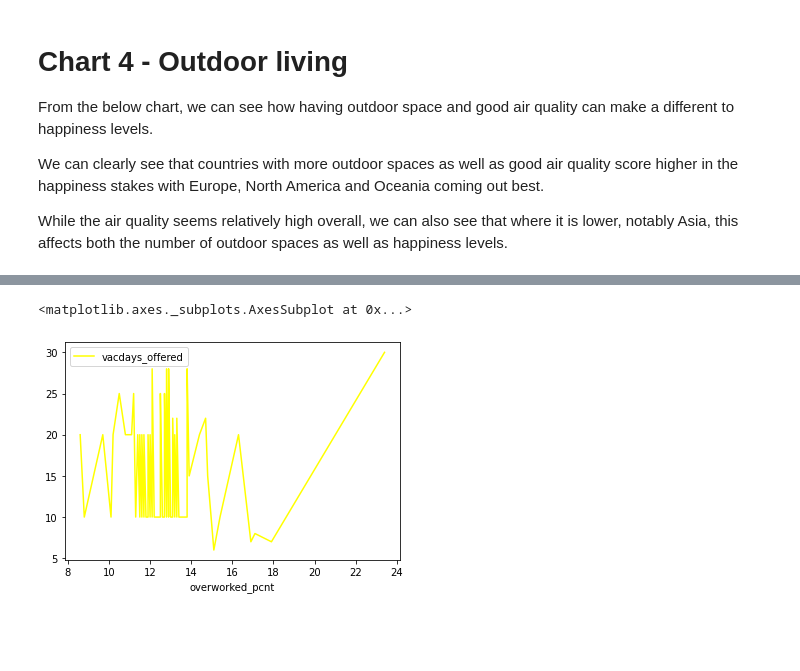
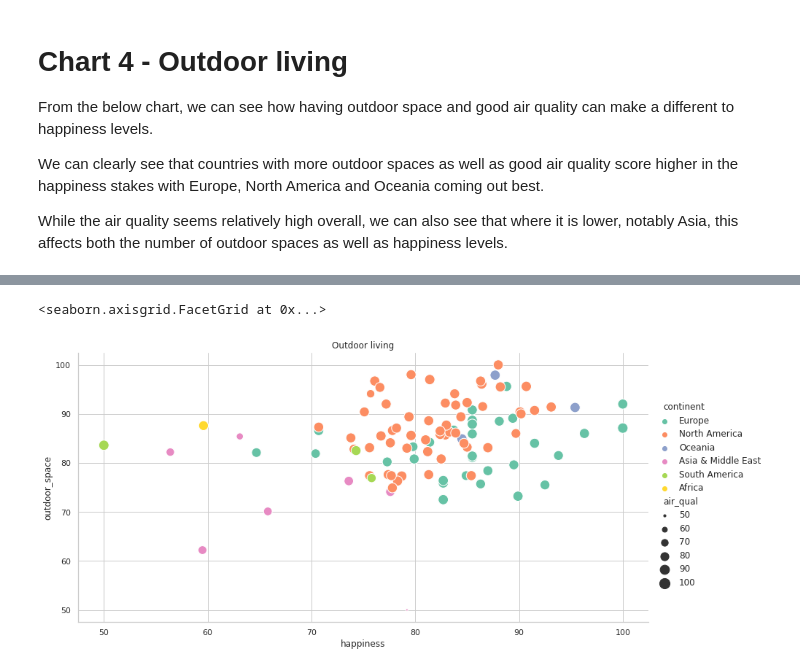
Before and after one commit to oheag2/UCDPA_GillianOHea, a Jupyter notebook: GillianOHea_FinalProject.ipynb, the cells around one changed output, grey strips where cells are left out. Saved outputs shown, nothing was run; the diff lists cells and outputs as text; code cells hidden in the pictures; blank space fills up the shorter version.

```diff
--- a/GillianOHea_FinalProject.ipynb
+++ b/GillianOHea_FinalProject.ipynb
@@ -720,5 +525,0 @@ sns.scatterplot(data=df, x='total_score', y='covid_support', hue="happiness")
-# %%
-sns.scatterplot(data=df, x='happiness', y="outdoor_space", hue="air_qual").set(title="Outdoor living")
-sns.set(rc = {'figure.figsize':(10,6)})
-sns.set_style("whitegrid")
-plt.legend(bbox_to_anchor=(1.02, 1), loc='upper left', borderaxespad=0, title="Air quality")
@@ -919,12 +525,0 @@ plt.show()
-# %%
-plt.style.use("default")
-fig, ax = plt.subplots()
-ax.plot(df['total_score'], df['covid_impact'])
-ax.plot(df['total_score'], df['covid_support'])
-ax.set_xlabel('Total score')
-ax.set_ylabel('Covid impact & support')
-# ax.legend()
-
-plt.show()
-
-fig.savefig("covid.jpg")
@@ -1132,6 +526,6 @@ plt.show()
-# %%
-dfwork=df.sort_values(["overworked_pcnt", "vacdays_offered"])
-dfwork.plot(kind='line',x='overworked_pcnt',y='vacdays_offered',color='yellow')
-# %% [output]
-<matplotlib.axes._subplots.AxesSubplot at 0x...>
-[figure, removed]
+# %%
+sns.set_style("whitegrid")
+sns.relplot(x="happiness", y="outdoor_space", hue="continent", size="air_qual", kind="scatter", sizes= (10, 200), height=6, aspect=16/8, data=df, palette="Set2").set(title="Outdoor living")
+# %% [output]
+<seaborn.axisgrid.FacetGrid at 0x...>
+[figure, added]
```
Also changed, not shown: parts of 70 cells of this notebook.
